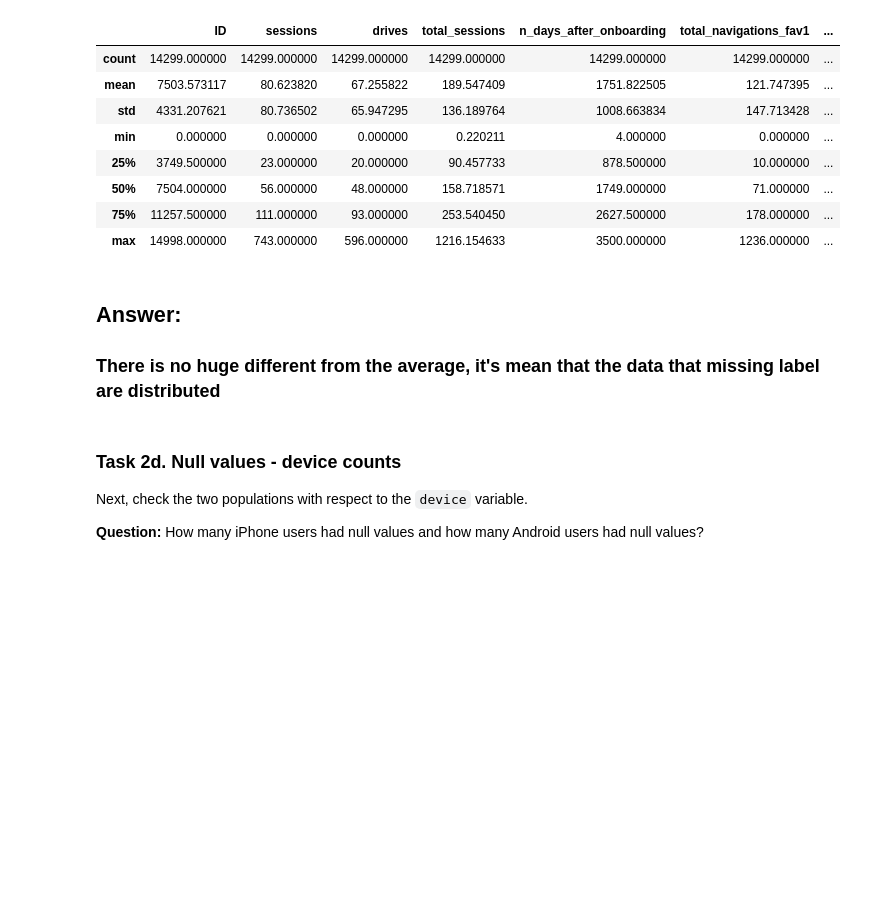
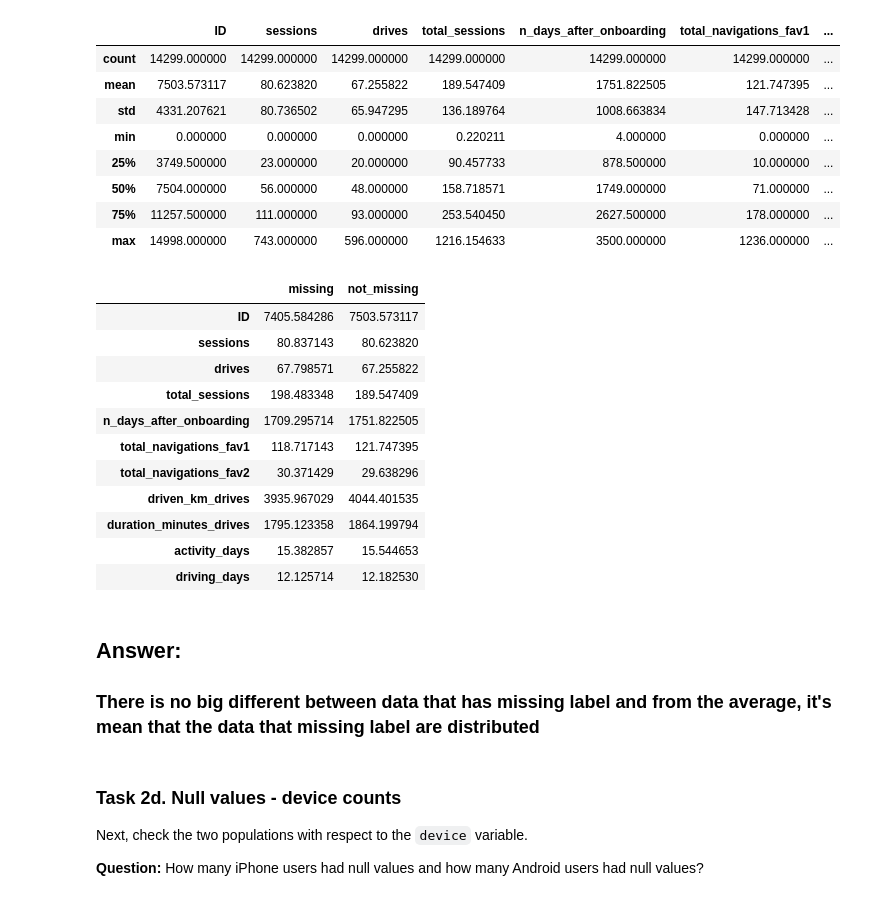
Before and after one commit to Gengsu07/Google_Advanced_Data_Analytics, a Jupyter notebook: 2.Getting Started Python/Project_WAZE/Activity_Course 2 Waze project lab.ipynb, the cells around one changed output. Cells and saved outputs as stored; diff of their text form; code cells hidden in the pictures; blank space fills up the shorter version.

```diff
--- a/2.Getting Started Python/Project_WAZE/Activity_Course 2 Waze project lab.ipynb
+++ b/2.Getting Started Python/Project_WAZE/Activity_Course 2 Waze project lab.ipynb
@@ -210,10 +226,29 @@ not_missing.describe()
 | 50% | 7504.000000 | 56.000000 | 48.000000 | 158.718571 | 1749.000000 | 71.000000 | ... |
 | 75% | 11257.500000 | 111.000000 | 93.000000 | 253.540450 | 2627.500000 | 178.000000 | ... |
 | max | 14998.000000 | 743.000000 | 596.000000 | 1216.154633 | 3500.000000 | 1236.000000 | ... |
+# %%
+pd.concat(
+    [missing_label.describe().loc["mean"], not_missing.describe().loc["mean"]],
+    axis=1,
+    keys=["missing", "not_missing"],
+)
+# %% [output]
+|  | missing | not_missing |
+| ID | 7405.584286 | 7503.573117 |
+| sessions | 80.837143 | 80.623820 |
+| drives | 67.798571 | 67.255822 |
+| total_sessions | 198.483348 | 189.547409 |
+| n_days_after_onboarding | 1709.295714 | 1751.822505 |
+| total_navigations_fav1 | 118.717143 | 121.747395 |
+| total_navigations_fav2 | 30.371429 | 29.638296 |
+| driven_km_drives | 3935.967029 | 4044.401535 |
+| duration_minutes_drives | 1795.123358 | 1864.199794 |
+| activity_days | 15.382857 | 15.544653 |
+| driving_days | 12.125714 | 12.182530 |
 # %% [markdown]
 ## Answer:
 
-### **There is no huge different from the average, it's mean that the data that missing label are distributed**
+### **There is no big different between data that has missing label and from the average, it's mean that the data that missing label are distributed**
 # %% [markdown]
 ### **Task 2d. Null values - device counts**
 
```
Also changed, not shown: parts of 12 cells of this notebook, 8 other files.
